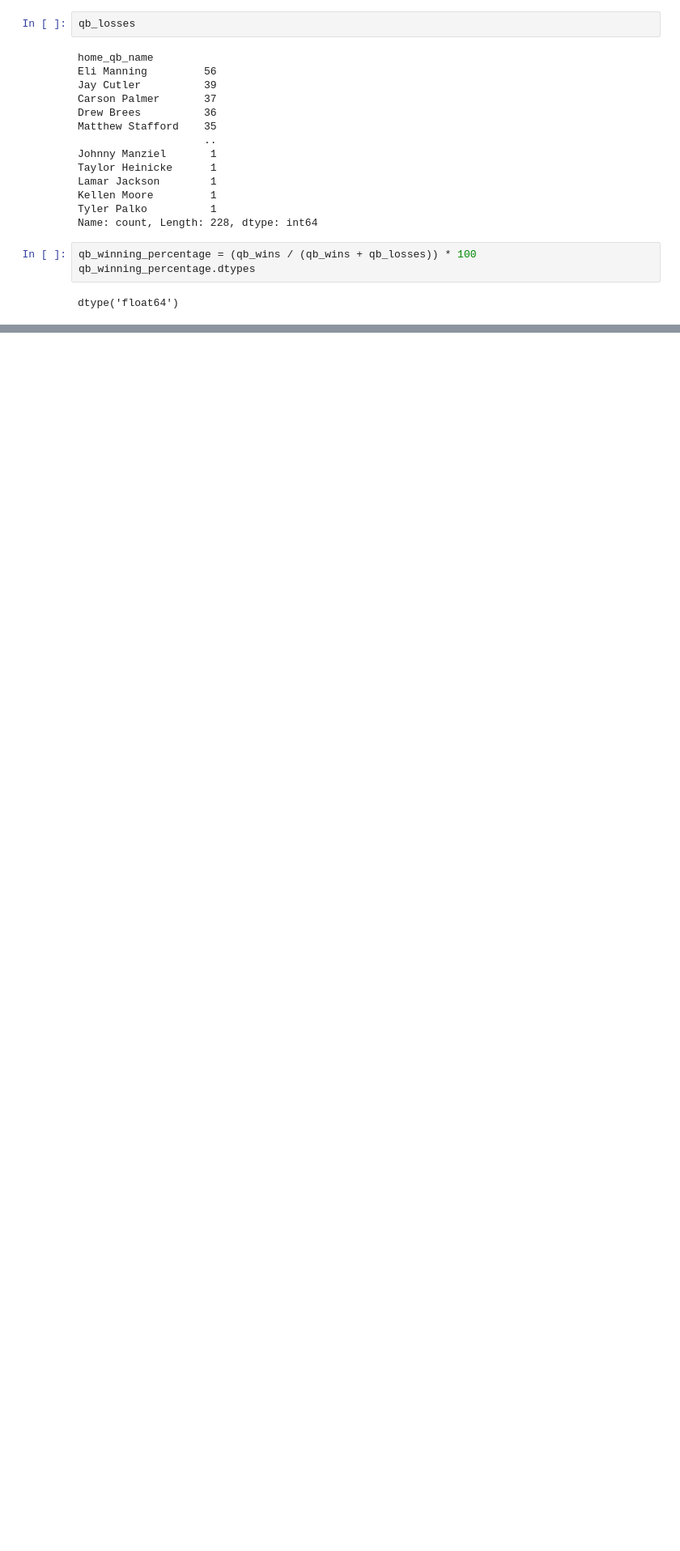
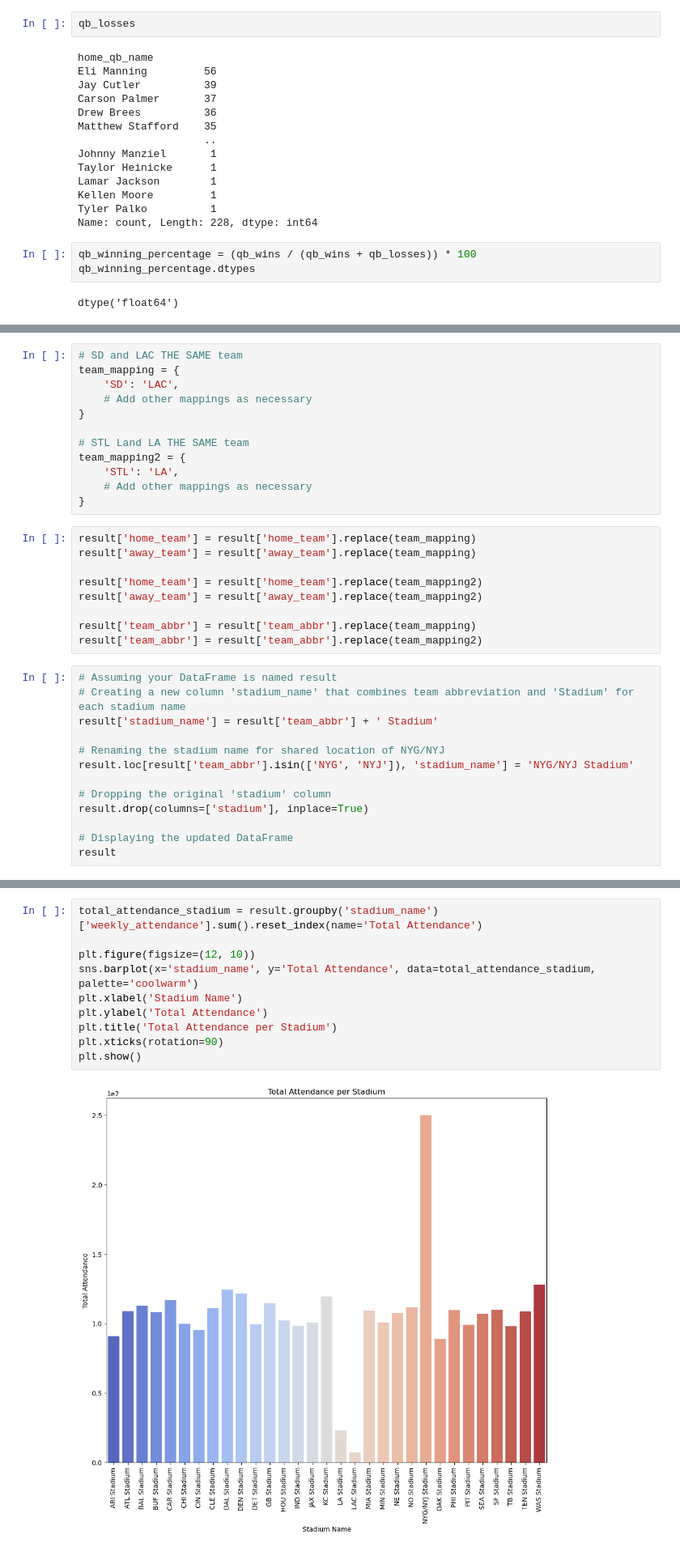
Before and after one commit to BrylliDTU/social_data, a Jupyter notebook: brynjar.ipynb, the cells around one changed output, grey strips where cells are left out. Shown at 81% size. Drawn from its saved outputs; the diff is of its cells as text; blank space fills up the shorter version.

```diff
--- a/brynjar.ipynb
+++ b/brynjar.ipynb
@@ -492,0 +706,34 @@ Home_Team_Performance                       1.0
+# %%
+# SD and LAC THE SAME team
+team_mapping = {
+    'SD': 'LAC',
+    # Add other mappings as necessary
+}
+
+# STL Land LA THE SAME team
+team_mapping2 = {
+    'STL': 'LA',
+    # Add other mappings as necessary
+}
+# %%
+result['home_team'] = result['home_team'].replace(team_mapping)
+result['away_team'] = result['away_team'].replace(team_mapping)
+
+result['home_team'] = result['home_team'].replace(team_mapping2)
+result['away_team'] = result['away_team'].replace(team_mapping2)
+
+result['team_abbr'] = result['team_abbr'].replace(team_mapping)
+result['team_abbr'] = result['team_abbr'].replace(team_mapping2)
+# %%
+# Assuming your DataFrame is named result
+# Creating a new column 'stadium_name' that combines team abbreviation and 'Stadium' for each stadium name
+result['stadium_name'] = result['team_abbr'] + ' Stadium'
+
+# Renaming the stadium name for shared location of NYG/NYJ
+result.loc[result['team_abbr'].isin(['NYG', 'NYJ']), 'stadium_name'] = 'NYG/NYJ Stadium'
+
+# Dropping the original 'stadium' column
+result.drop(columns=['stadium'], inplace=True)
+
+# Displaying the updated DataFrame
+result
@@ -492,0 +817,12 @@ Home_Team_Performance                       1.0
+# %%
+total_attendance_stadium = result.groupby('stadium_name')['weekly_attendance'].sum().reset_index(name='Total Attendance')
+
+plt.figure(figsize=(12, 10))
+sns.barplot(x='stadium_name', y='Total Attendance', data=total_attendance_stadium, palette='coolwarm')
+plt.xlabel('Stadium Name')
+plt.ylabel('Total Attendance')
+plt.title('Total Attendance per Stadium')
+plt.xticks(rotation=90)
+plt.show()
+# %% [output]
+[figure, added]
```
Also changed, not shown: parts of 37 cells of this notebook.
